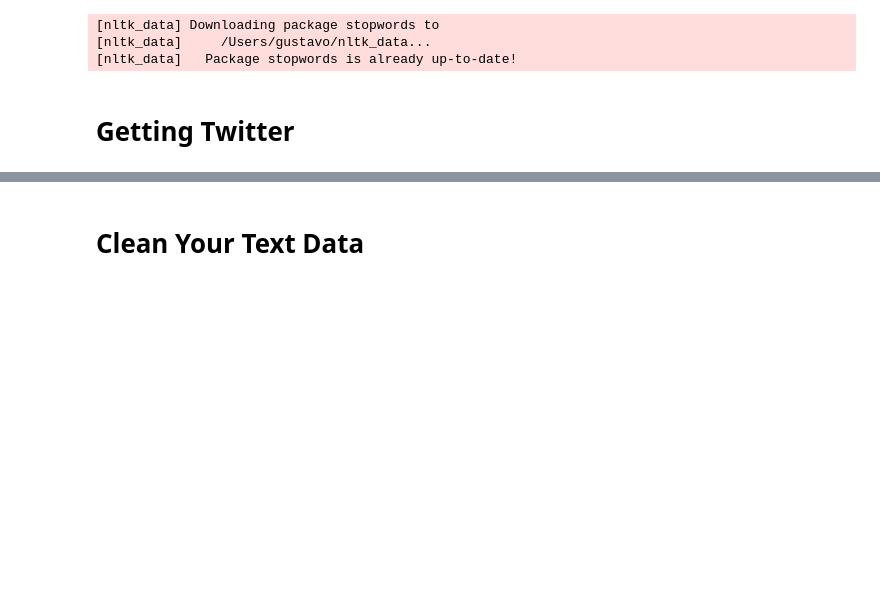
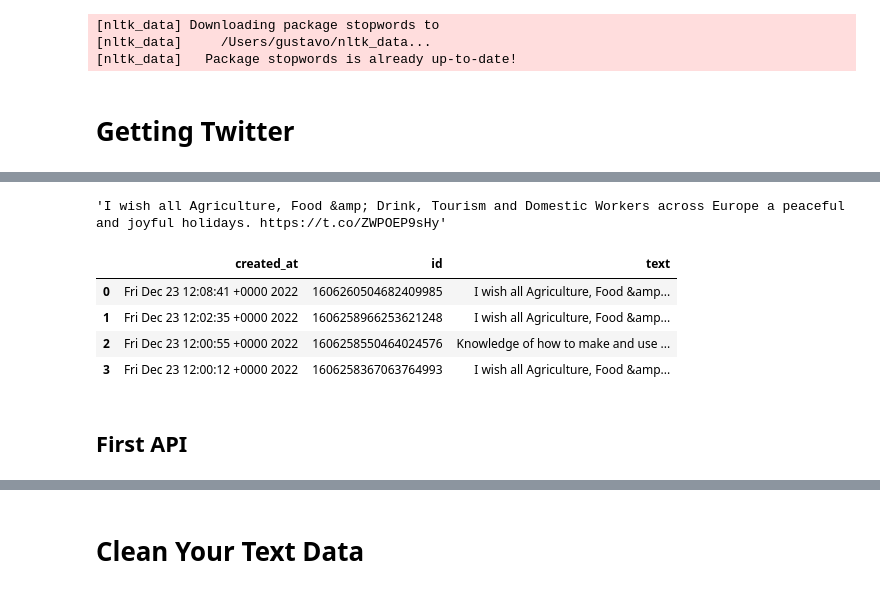
Before and after one commit to gustavohn73/CA2, a Jupyter notebook: CA2_V0_ML.ipynb, the cells around one changed output, grey strips where cells are left out. Saved outputs shown, nothing was run; the diff lists cells and outputs as text; code cells hidden in the pictures; blank space fills up the shorter version.

```diff
--- a/CA2_V0_ML.ipynb
+++ b/CA2_V0_ML.ipynb
@@ -108,0 +135,15 @@ Reading tweets.bz2, created at 18/12/2022 09:57:04
+# %%
+tweets_dt.text[0]
+# %% [output]
+'I wish all Agriculture, Food &amp; Drink, Tourism and Domestic Workers across Europe a peaceful and joyful holidays. https://t.co/ZWPOEP9sHy'
+# %%
+tweets = tweets_dt.iloc[:,[0,1,3]]
+tweets.head(4)
+# %% [output]
+|  | created_at | id | text |
+| 0 | Fri Dec 23 12:08:41 +0000 2022 | 1606260504682409985 | I wish all Agriculture, Food &amp... |
+| 1 | Fri Dec 23 12:02:35 +0000 2022 | 1606258966253621248 | I wish all Agriculture, Food &amp... |
+| 2 | Fri Dec 23 12:00:55 +0000 2022 | 1606258550464024576 | Knowledge of how to make and use ... |
+| 3 | Fri Dec 23 12:00:12 +0000 2022 | 1606258367063764993 | I wish all Agriculture, Food &amp... |
+# %% [markdown]
+## First API
```
Also changed, not shown: parts of 30 cells of this notebook, 2 other files.
